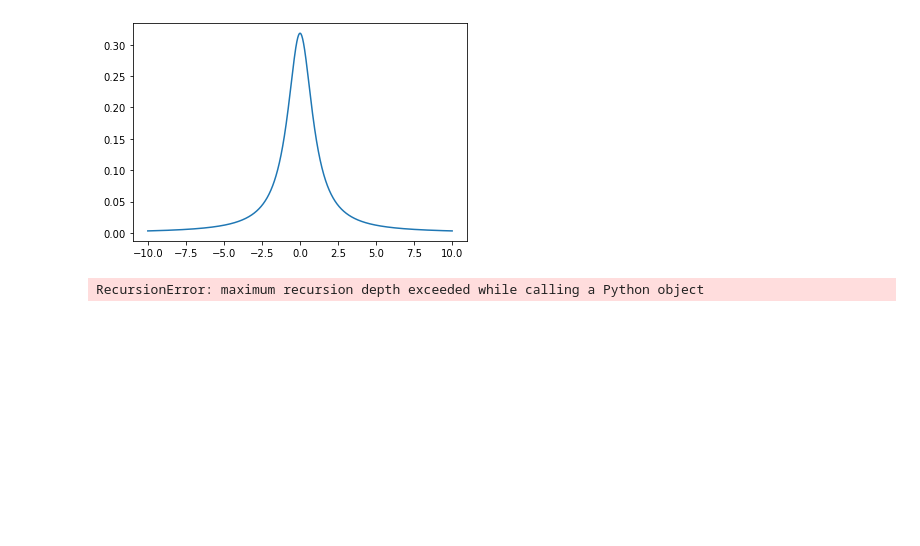
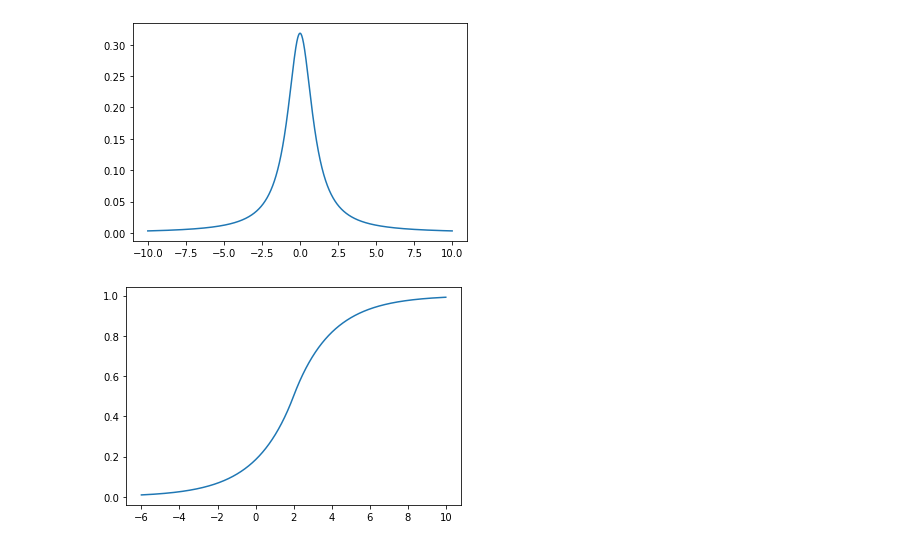
Before and after one commit to arponbasu/CS215_Assignments_3rdSem, a Jupyter notebook: Assignment 1/Shashwat's Work/Q1/Question1.ipynb, the cells around one changed output. Saved outputs shown, nothing was run; the diff lists cells and outputs as text; code cells hidden in the pictures; blank space fills up the shorter version.

```diff
--- a/Assignment 1/Shashwat's Work/Q1/Question1.ipynb
+++ b/Assignment 1/Shashwat's Work/Q1/Question1.ipynb
@@ -45,8 +45,24 @@ pdf_plot(cauchy_pdf, 10, x0, gamma)
 # %% [output]
 [figure]
 # %%
-dx=0.01
+dx=0.001
 # %%
-def laplace_cdf(x, u, b, dx):
-    step = laplace(x, u, b)*dx;
-    return step+laplace_cdf(x-dx, u, b, dx)
+def plot_cdf(f, y, x, u, b, dx):
+    ans = []
+    val=0
+    infinity = 100
+    for i in np.linspace(-infinity, y, int(infinity/dx)):
+        val+=f(i, u, b)*dx
+    for i in np.linspace(y, x, int((x-y)/dx)):
+        val+=f(i, u, b)*dx
+        ans.append(val)
+#     print(ans)
+    plt.plot(np.linspace(y, x, int((x-y)/dx)), ans)
+#     plt.show()
+
+# def cdf_plot(function, range_x, location, scale, dx):
+#     x_axis = np.arange(-range_x, range_x, 0.01)
+#     y_axis = function(x_axis, location, scale, dx)
+#     plt.plot(x_axis, y_axis)
+#     plt.show()
+#     plt.plot()
@@ -59,4 +69,5 @@ def cdf_plot(function, range_x, location, scale, dx):
 # %%
-cdf_plot(laplace_cdf, 10, u, b, dx)
+
+plot_cdf(laplace_pdf, -6, 10, u, b, dx)
 # %% [output]
-RecursionError: maximum recursion depth exceeded while calling a Python object
+[figure, added]
```
Also changed, not shown: parts of 5 cells of this notebook, 2 other files.
